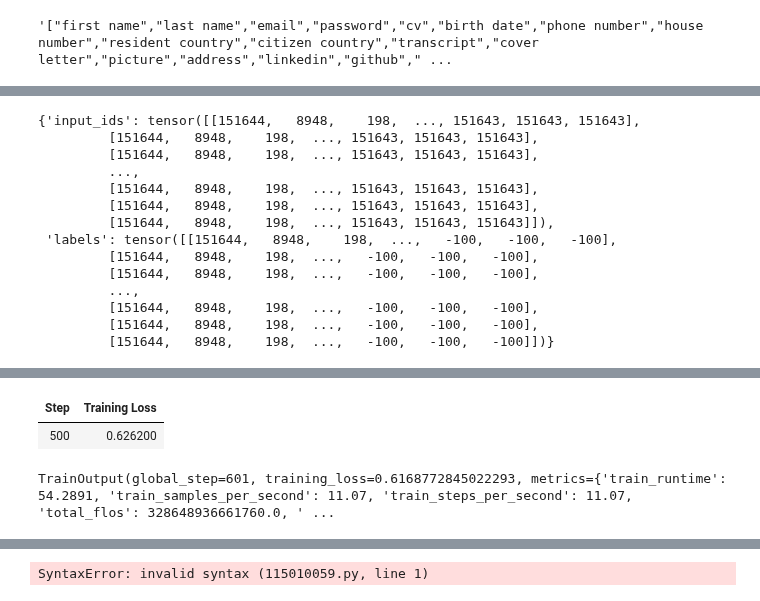
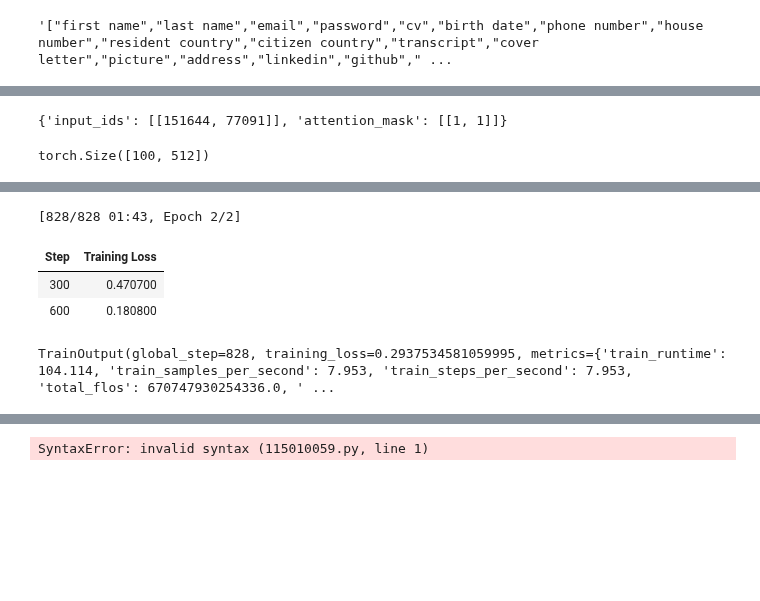
Before and after one commit to majidsh97/LLM, a Jupyter notebook: naiv_rag.ipynb, the cells around one changed output, grey strips where cells are left out. Saved outputs shown, nothing was run; the diff lists cells and outputs as text; code cells hidden in the pictures; blank space fills up the shorter version.

```diff
--- a/naiv_rag.ipynb
+++ b/naiv_rag.ipynb
@@ -274,20 +214,23 @@ def to_str(p):
 def get_chat():
 
     d = []
+    labels = []
     for i,x in train_dataset.iterrows():
         try:
                 p = get_random()
                 strp = to_str(p)
-                rc = random.choice(list(p.keys()))
+                rc = random.choice(list(p.keys()))+' '
                 d.append([#{"role":"system","content":""}
                 { "role":"user", "content":"""Your answer has to be in json format like {"answer":""}. Use this content in your answer:\n"""+strp}
                 ,{"role":"user", "content":"What is this HTML element about?\n"+rc+x['input_text'] }
-                ,{"role":"assist","content":p[x['labels']]}] )
+                ,{"role":"assistant","content":'{"answer":"'+ p[x['labels']] +'"}'}
+                 ] )
+                #labels.append('{"answer":"'+ p[x['labels']] +'"}')
         except:
-            print(x['labels'])
+            #print(x['labels'])
             pass
 
-    return d
+    return d#,labels
 
 get_chat()
 # %% [output]
@@ -328,10 +254,14 @@ cancel
 # %%
+inp  = get_chat()
+tokenized_data = tokenizer.apply_chat_template(inp,add_generation_prompt=False ,truncation=True,max_length=512)  # ,return_tensors='pt')
 
-tokenized_data = tokenizer.apply_chat_template([  ,truncation=True,max_length=512)  # ,return_tensors='pt')
+
+
 
 no_label = tokenizer.apply_chat_template([ [#{"role":"system","content":""}
-                                                {"role":"user", "content":"""Your answer has to be in json format like {"answer":""}. Use this content in your answer:\n"""+s}
+                                                {"role":"user", "content":"""Your answer has to be in json format like {"answer":""}. Use this content in your answer:\n"""+to_str(person)}
                                ,{"role":"user", "content":"What is this HTML element about?\n"+x['element'] }
+                               #,{"role":"assistant","content":""}
                                ] for i,x in test_dataset.iterrows()] ,truncation=True,max_length=512)  # ,return_tensors='pt')
 
 print(len(tokenized_data))
@@ -359,36 +289,40 @@ Your answer has to be in json format like {"answer":""}. Use this content in you
 <|im_start|>user
 What is this HTML element about?
 <input accept="application/pdf,.pdf" name="cv" tabindex="-1" type="file"/><|im_end|>
-# %%
-mydc = DataCollatorForLanguageModeling(tokenizer,False)
-mydc(tokenized_data)
-# %% [output]
-{'input_ids': tensor([[151644,   8948,    198,  ..., 151643, 151643, 151643],
-         [151644,   8948,    198,  ..., 151643, 151643, 151643],
-         [151644,   8948,    198,  ..., 151643, 151643, 151643],
-         ...,
-         [151644,   8948,    198,  ..., 151643, 151643, 151643],
-         [151644,   8948,    198,  ..., 151643, 151643, 151643],
-         [151644,   8948,    198,  ..., 151643, 151643, 151643]]),
- 'labels': tensor([[151644,   8948,    198,  ...,   -100,   -100,   -100],
-         [151644,   8948,    198,  ...,   -100,   -100,   -100],
-         [151644,   8948,    198,  ...,   -100,   -100,   -100],
-         ...,
-         [151644,   8948,    198,  ...,   -100,   -100,   -100],
-         [151644,   8948,    198,  ...,   -100,   -100,   -100],
-         [151644,   8948,    198,  ...,   -100,   -100,   -100]])}
+# %%
+tokenizer(['<|im_start|>assistant'])
+# %% [output]
+{'input_ids': [[151644, 77091]], 'attention_mask': [[1, 1]]}
+# %%
+mydc = DataCollatorForLanguageModeling(tokenizer,False)
+def mmf(x):
+    y = mydc(x)
+    b = (y['labels']==77091).int().argmax()-1
+    for i in range(0,b):
+        y['labels'][0][i]=-100
+        pass
+    #print( y['labels'] )
+    return y
+
+mmf(no_label)['labels'].shape
+# %% [output]
+torch.Size([100, 512])
 # %%
+
+
 trainer =  Trainer(model,
         train_dataset=tokenized_data,
-        data_collator=mydc,
-
+        data_collator=mmf,
+        #compute_metrics=compute_metric,
         args=TrainingArguments(
           output_dir=output_dir,
-          num_train_epochs=1,
+          num_train_epochs=2,
           per_device_train_batch_size=1,
-
+          per_device_eval_batch_size=1,
+          logging_steps=300,
+          #eval_accumulation_steps =2,
 
         ))
 
-trainer.train()
+#trainer.train()
 # %% [output]
@@ -396,3 +334,5 @@ trainer.train()
+[828/828 01:43, Epoch 2/2]
 | Step | Training Loss |
-| 500 | 0.626200 |
+| 300 | 0.470700 |
+| 600 | 0.180800 |
-TrainOutput(global_step=601, training_loss=0.6168772845022293, metrics={'train_runtime': 54.2891, 'train_samples_per_second': 11.07, 'train_steps_per_second': 11.07, 'total_flos': 328648936661760.0, ' ...
+TrainOutput(global_step=828, training_loss=0.2937534581059995, metrics={'train_runtime': 104.114, 'train_samples_per_second': 7.953, 'train_steps_per_second': 7.953, 'total_flos': 670747930254336.0, ' ...
```
Also changed, not shown: parts of 11 cells of this notebook, 1 other file.
